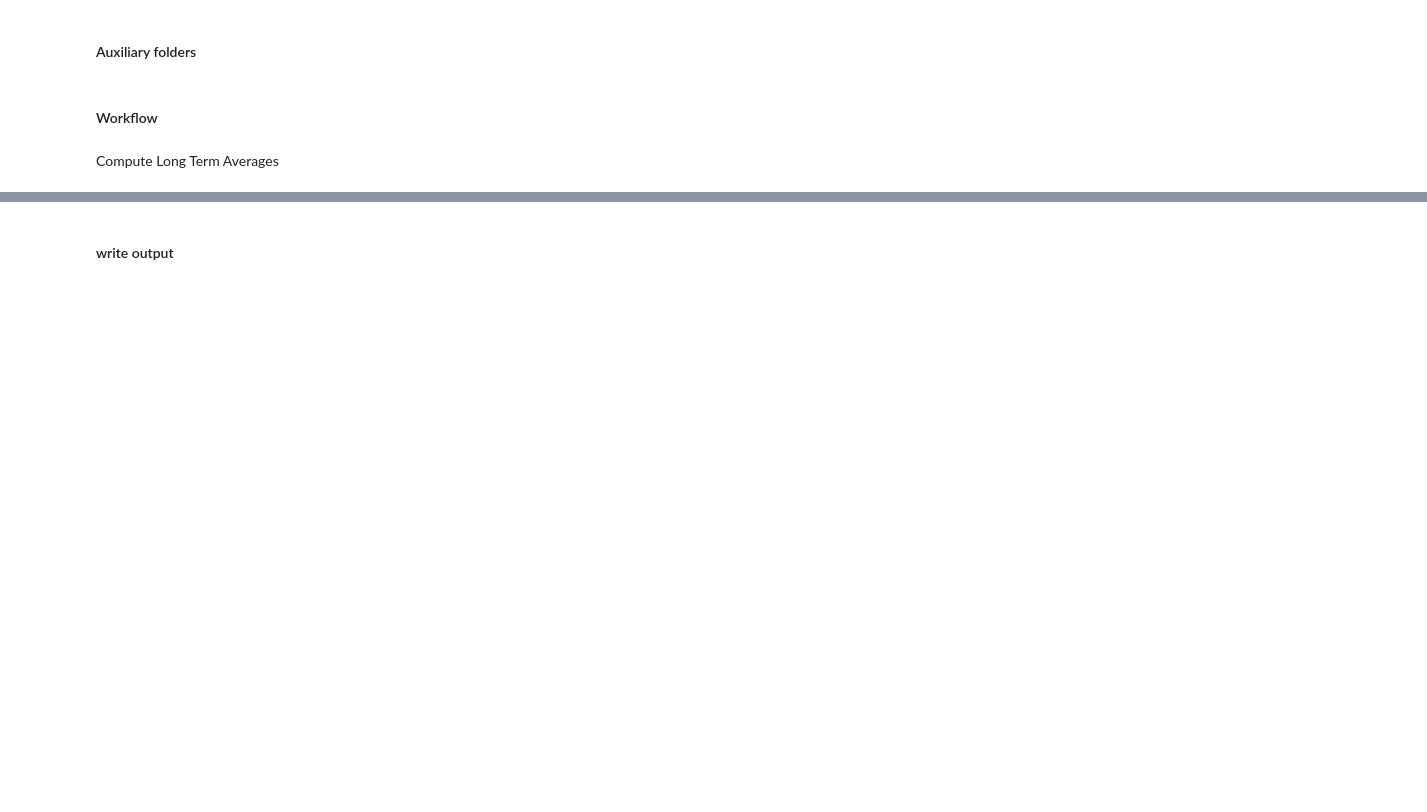
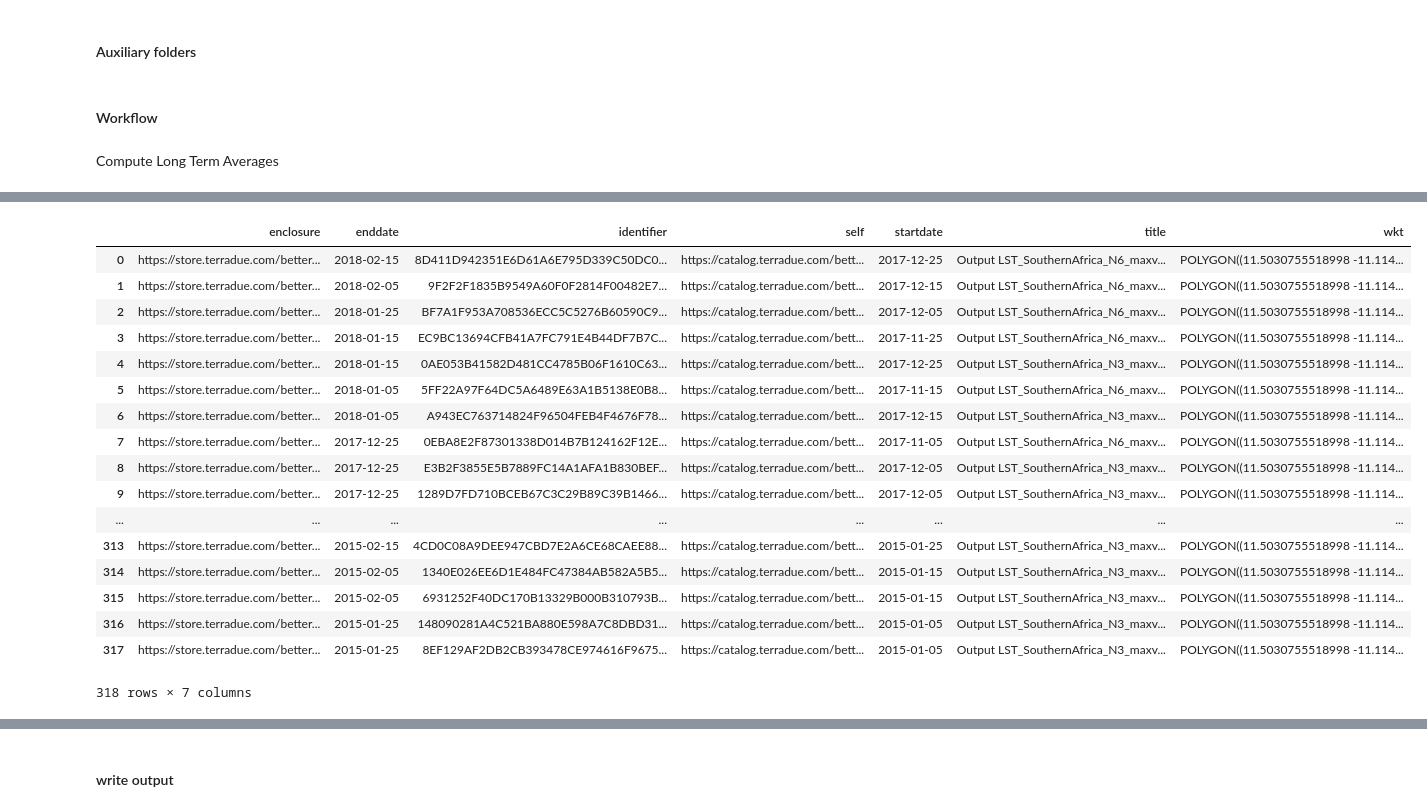
Before and after one commit to ec-better/ewf-wfp-02-01-03, a Jupyter notebook: src/main/app-resources/notebook/libexec/input.ipynb, the cells around one changed output, grey strips where cells are left out. Saved outputs shown, nothing was run; the diff lists cells and outputs as text; code cells hidden in the pictures; blank space fills up the shorter version.

Commit message:
get start and end dates - pt 1

```diff
--- a/src/main/app-resources/notebook/libexec/input.ipynb
+++ b/src/main/app-resources/notebook/libexec/input.ipynb
@@ -82,0 +83,25 @@ apikeyAggCat = dict([('id', 'apikeyAggCat'),
+# %%
+startdate = dict([('id', 'startdate'),
+                  ('value', '2015-01-01T00:00Z'),
+                  ('title', 'Start date'),
+                  ('abstract', 'Start date')])
+# %%
+enddate = dict([('id', 'enddate'),
+                ('value', '2017-12-30T23:59Z'),
+                ('title', 'End date'),
+                ('abstract', 'End date')])
+# %%
+# temp
+catalogue_url = 'https://catalog.terradue.com/' + indexAggCat['value'] + '/search'
+
+search_params =  dict([('start', startdate['value']),
+                      ('stop', enddate['value']),
+                      ('count', 'unlimited')])
+
+search = ciop.search(end_point=catalogue_url,
+                     params=search_params,
+                     output_fields='self,identifier,startdate,enddate,enclosure,title,updated',
+                     model='GeoTime',creds='{}:{}'.format(indexAggCat['value'], apikeyAggCat['value']))
+
+
+input_metadata = pd.DataFrame.from_dict(search)
@@ -101,3 +178,7 @@ input_references =  ('http://sb-10-150-0-22.better.terradue.int:80/sbws/wps/ewf-
+# %%
+input_references =  ('https://catalog.terradue.com/better-wfp-02-01-02/search?format=atom&uid=11FDFF9B817B413E6A54B7EE66A01EFCD51D80CB',
+                     'https://catalog.terradue.com/better-wfp-02-01-02/search?format=atom&uid=5CE2CE3D346E366EF188FB74B5E326F8906619E1',
+                     'https://catalog.terradue.com/better-wfp-02-01-02/search?format=atom&uid=8DEE5EBB41FE16B5AA9D37B4ABD50D9B61506D7E')
 # %% [markdown]
 **Data path**
 
@@ -304,0 +449,21 @@ Compute Long Term Averages
+# %%
+input_metada
+# %% [output]
+|  | enclosure | enddate | identifier | self | startdate | title | wkt |
+| 0 | https://store.terradue.com/better... | 2018-02-15 | 8D411D942351E6D61A6E795D339C50DC0... | https://catalog.terradue.com/bett... | 2017-12-25 | Output LST_SouthernAfrica_N6_maxv... | POLYGON((11.5030755518998 -11.114... |
+| 1 | https://store.terradue.com/better... | 2018-02-05 | 9F2F2F1835B9549A60F0F2814F00482E7... | https://catalog.terradue.com/bett... | 2017-12-15 | Output LST_SouthernAfrica_N6_maxv... | POLYGON((11.5030755518998 -11.114... |
+| 2 | https://store.terradue.com/better... | 2018-01-25 | BF7A1F953A708536ECC5C5276B60590C9... | https://catalog.terradue.com/bett... | 2017-12-05 | Output LST_SouthernAfrica_N6_maxv... | POLYGON((11.5030755518998 -11.114... |
+| 3 | https://store.terradue.com/better... | 2018-01-15 | EC9BC13694CFB41A7FC791E4B44DF7B7C... | https://catalog.terradue.com/bett... | 2017-11-25 | Output LST_SouthernAfrica_N6_maxv... | POLYGON((11.5030755518998 -11.114... |
+| 4 | https://store.terradue.com/better... | 2018-01-15 | 0AE053B41582D481CC4785B06F1610C63... | https://catalog.terradue.com/bett... | 2017-12-25 | Output LST_SouthernAfrica_N3_maxv... | POLYGON((11.5030755518998 -11.114... |
+| 5 | https://store.terradue.com/better... | 2018-01-05 | 5FF22A97F64DC5A6489E63A1B5138E0B8... | https://catalog.terradue.com/bett... | 2017-11-15 | Output LST_SouthernAfrica_N6_maxv... | POLYGON((11.5030755518998 -11.114... |
+| 6 | https://store.terradue.com/better... | 2018-01-05 | A943EC763714824F96504FEB4F4676F78... | https://catalog.terradue.com/bett... | 2017-12-15 | Output LST_SouthernAfrica_N3_maxv... | POLYGON((11.5030755518998 -11.114... |
+| 7 | https://store.terradue.com/better... | 2017-12-25 | 0EBA8E2F87301338D014B7B124162F12E... | https://catalog.terradue.com/bett... | 2017-11-05 | Output LST_SouthernAfrica_N6_maxv... | POLYGON((11.5030755518998 -11.114... |
+| 8 | https://store.terradue.com/better... | 2017-12-25 | E3B2F3855E5B7889FC14A1AFA1B830BEF... | https://catalog.terradue.com/bett... | 2017-12-05 | Output LST_SouthernAfrica_N3_maxv... | POLYGON((11.5030755518998 -11.114... |
+| 9 | https://store.terradue.com/better... | 2017-12-25 | 1289D7FD710BCEB67C3C29B89C39B1466... | https://catalog.terradue.com/bett... | 2017-12-05 | Output LST_SouthernAfrica_N3_maxv... | POLYGON((11.5030755518998 -11.114... |
+| ... | ... | ... | ... | ... | ... | ... | ... |
+| 313 | https://store.terradue.com/better... | 2015-02-15 | 4CD0C08A9DEE947CBD7E2A6CE68CAEE88... | https://catalog.terradue.com/bett... | 2015-01-25 | Output LST_SouthernAfrica_N3_maxv... | POLYGON((11.5030755518998 -11.114... |
+| 314 | https://store.terradue.com/better... | 2015-02-05 | 1340E026EE6D1E484FC47384AB582A5B5... | https://catalog.terradue.com/bett... | 2015-01-15 | Output LST_SouthernAfrica_N3_maxv... | POLYGON((11.5030755518998 -11.114... |
+| 315 | https://store.terradue.com/better... | 2015-02-05 | 6931252F40DC170B13329B000B310793B... | https://catalog.terradue.com/bett... | 2015-01-15 | Output LST_SouthernAfrica_N3_maxv... | POLYGON((11.5030755518998 -11.114... |
+| 316 | https://store.terradue.com/better... | 2015-01-25 | 148090281A4C521BA880E598A7C8DBD31... | https://catalog.terradue.com/bett... | 2015-01-05 | Output LST_SouthernAfrica_N3_maxv... | POLYGON((11.5030755518998 -11.114... |
+| 317 | https://store.terradue.com/better... | 2015-01-25 | 8EF129AF2DB2CB393478CE974616F9675... | https://catalog.terradue.com/bett... | 2015-01-05 | Output LST_SouthernAfrica_N3_maxv... | POLYGON((11.5030755518998 -11.114... |
+318 rows × 7 columns
```
Also changed, not shown: parts of 48 cells of this notebook.
